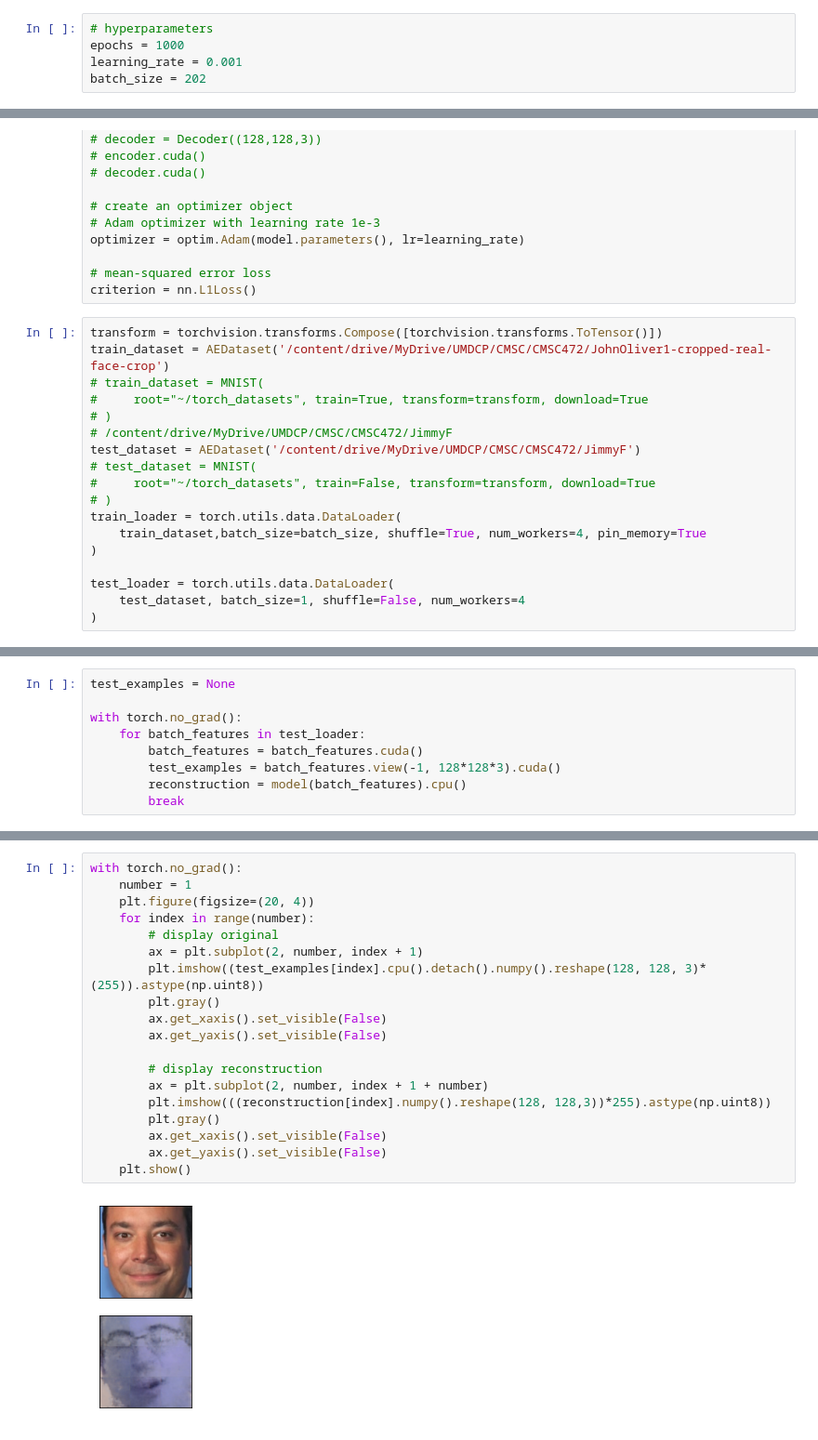
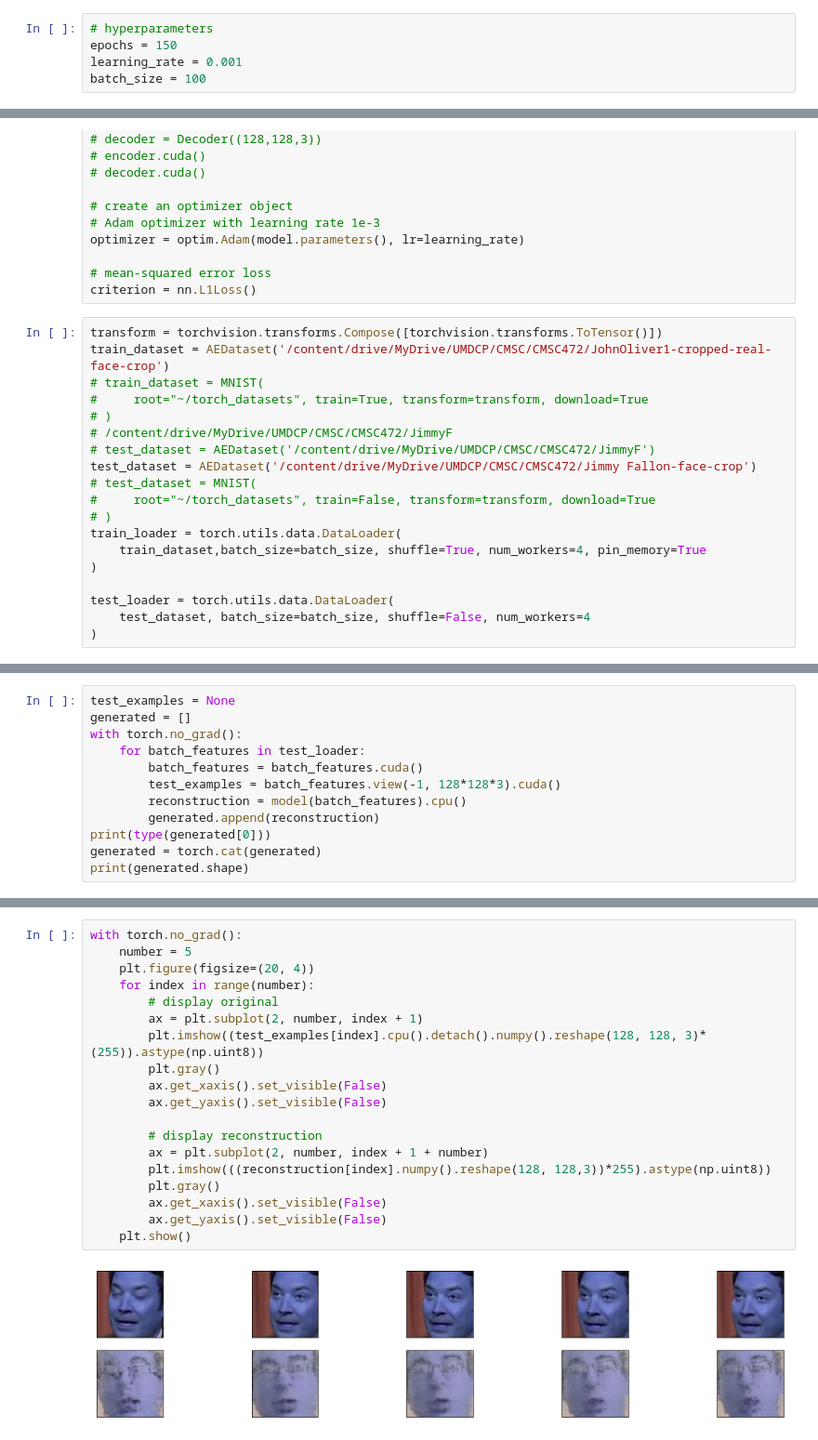
Before and after one commit to gandhiarjun/deepfake-generation, a Jupyter notebook: Auto_Encoders.ipynb, the cells around one changed output, grey strips where cells are left out. Shown at 93% size. Drawn from its saved outputs; the diff is of its cells as text.

Commit message:
testing on all fallon images, code to stitch generated images together

```diff
--- a/Auto_Encoders.ipynb
+++ b/Auto_Encoders.ipynb
@@ -391,9 +391,9 @@ drive.mount('/content/drive')
 Mounted at /content/drive
 # %%
 # hyperparameters
-epochs = 1000
+epochs = 150
 learning_rate = 0.001
-batch_size = 202
+batch_size = 100
 # %%
 #  use gpu if available
 device = torch.device("cuda" if torch.cuda.is_available() else "cpu")
@@ -419,7 +419,8 @@ train_dataset = AEDataset('/content/drive/MyDrive/UMDCP/CMSC/CMSC472/JohnOliver1
 #     root="~/torch_datasets", train=True, transform=transform, download=True
 # )
 # /content/drive/MyDrive/UMDCP/CMSC/CMSC472/JimmyF
-test_dataset = AEDataset('/content/drive/MyDrive/UMDCP/CMSC/CMSC472/JimmyF')
+# test_dataset = AEDataset('/content/drive/MyDrive/UMDCP/CMSC/CMSC472/JimmyF')
+test_dataset = AEDataset('/content/drive/MyDrive/UMDCP/CMSC/CMSC472/Jimmy Fallon-face-crop')
 # test_dataset = MNIST(
 #     root="~/torch_datasets", train=False, transform=transform, download=True
 # )
@@ -428,7 +429,7 @@ train_loader = torch.utils.data.DataLoader(
 )
 
 test_loader = torch.utils.data.DataLoader(
-    test_dataset, batch_size=1, shuffle=False, num_workers=4
+    test_dataset, batch_size=batch_size, shuffle=False, num_workers=4
 )
 # %% [output]
 0 images done
@@ -493,9 +503,12 @@ plt.imshow(((outputs[9].cpu().detach().view(128,128,3).numpy()*255)).astype(np.u
 # %%
 test_examples = None
-
+generated = []
 with torch.no_grad():
     for batch_features in test_loader:
         batch_features = batch_features.cuda()
         test_examples = batch_features.view(-1, 128*128*3).cuda()
         reconstruction = model(batch_features).cpu()
-        break
+        generated.append(reconstruction)
+print(type(generated[0]))
+generated = torch.cat(generated)
+print(generated.shape)
@@ -502,21 +518,21 @@ with torch.no_grad():
 # %%
 with torch.no_grad():
-    number = 1
+    number = 5
     plt.figure(figsize=(20, 4))
     for index in range(number):
         # display original
         ax = plt.subplot(2, number, index + 1)
         plt.imshow((test_examples[index].cpu().detach().numpy().reshape(128, 128, 3)*(255)).astype(np.uint8))
         plt.gray()
         ax.get_xaxis().set_visible(False)
         ax.get_yaxis().set_visible(False)
 
         # display reconstruction
         ax = plt.subplot(2, number, index + 1 + number)
         plt.imshow(((reconstruction[index].numpy().reshape(128, 128,3))*255).astype(np.uint8))
         plt.gray()
         ax.get_xaxis().set_visible(False)
         ax.get_yaxis().set_visible(False)
     plt.show()
 # %% [output]
-[figure, old version]
+[figure, new version]
```
Also changed, not shown: parts of 6 cells of this notebook.
